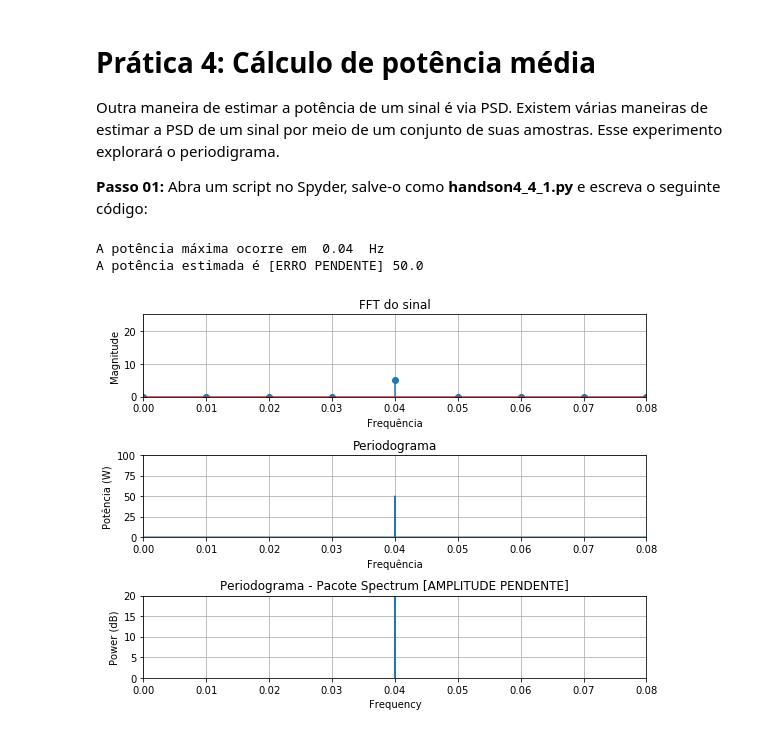
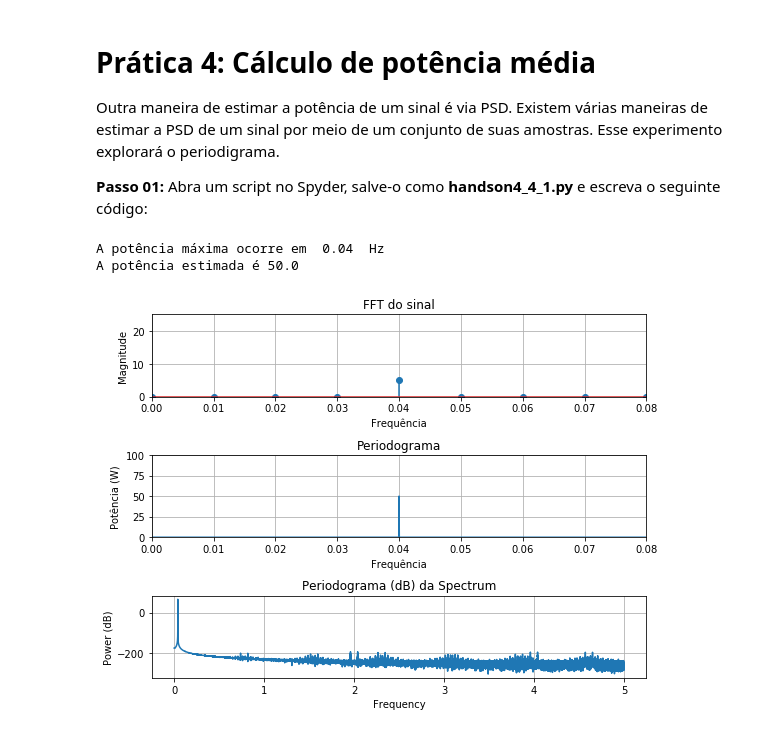
Before and after one commit to josemcast/DCO2004_LabPSC, a Jupyter notebook: h04_python.ipynb, the cells around one changed output. Saved outputs shown, nothing was run; the diff lists cells and outputs as text; code cells hidden in the pictures.

Commit message:
Finalização parcial. Revisão pendente

```diff
--- a/h04_python.ipynb
+++ b/h04_python.ipynb
@@ -183,7 +183,7 @@ N = len(x)                           # Número de amostras do sinal
 
 Nfft = 1000
 Xfft=np.fft.fft(x,Nfft)              # Encontra a FFT
-Xfft = np.array_split(Xfft,2)[0]     # Divide(split) o array em 2 e armazena a primeira metade
+Xfft = np.array_split(Xfft,2)[0]
 f=np.arange(0,0.5*Fs,Fs/Nfft)        # Eixo da frequência
 plt.figure(1,[8,6])
 plt.subplot(311)
@@ -195,35 +195,35 @@ plt.grid()
 plt.axis([0,2*fc,0,A**2/4])          # Zoom no gráfico
 
 
 from spectrum.window import Window
 hamming = Window(len(x),name='hamming')
 f,pxx = sci.periodogram(x,window=hamming.data,fs=Fs,nfft=len(x),scaling='spectrum')
 pwrest = pxx.max()
 idx = pxx.argmax()
 
 plt.subplot(312)
 plt.plot(f,pxx)
 plt.title('Periodograma')
 plt.xlabel('Frequência')
 plt.ylabel('Potência (W)')
 plt.grid()
 plt.axis([0,2*fc,0,A**2])
 
 print('A potência máxima ocorre em ',f[idx],' Hz')
-print('A potência estimada é [ERRO PENDENTE]',pwrest)
+print('A potência estimada é',pwrest)
 
 plt.subplot(313)
 #construindo todo o procedimento com as funções da spectrum
 import spectrum as spec
 data = spec.data_cosine(N=len(x), A=10, sampling=Fs, freq=fc)
 p = spec.Periodogram(x, sampling=Fs,window='hamming')
+p.run() #Recomputa a psd caso 'x' tenha sido alterado
 p.plot()
-plt.title("Periodograma - Pacote Spectrum [AMPLITUDE PENDENTE]")
-plt.axis([0,2*fc,0,10*np.log10(A**2)])
+plt.title("Periodograma (dB) da Spectrum")
 
 plt.tight_layout()
 plt.show()
 # %% [output]
 A potência máxima ocorre em  0.04  Hz
-A potência estimada é [ERRO PENDENTE] 50.0
+A potência estimada é 50.0
-[figure, old version]
+[figure, new version]
```
Also changed, not shown: parts of 5 cells of this notebook, 2 other files.
